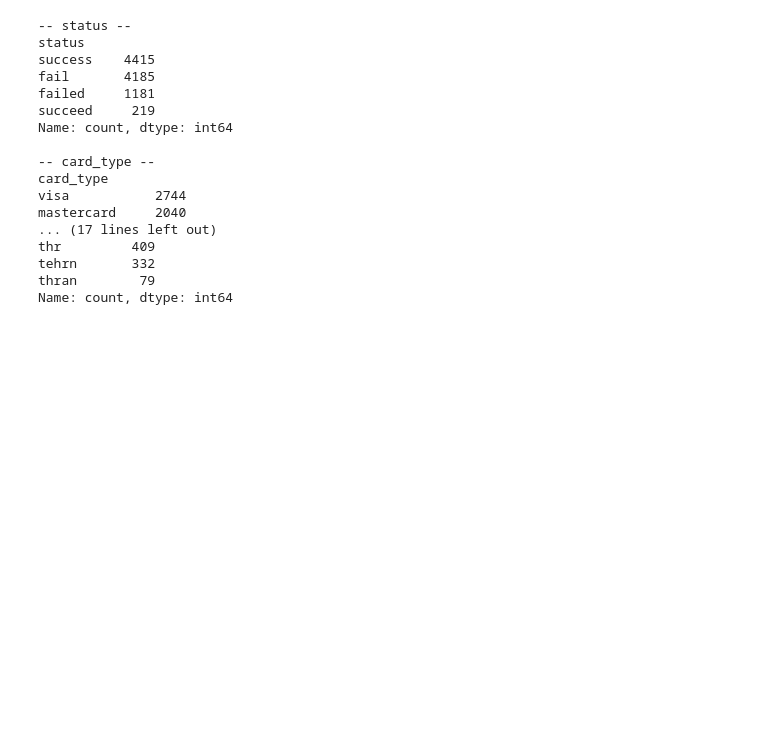
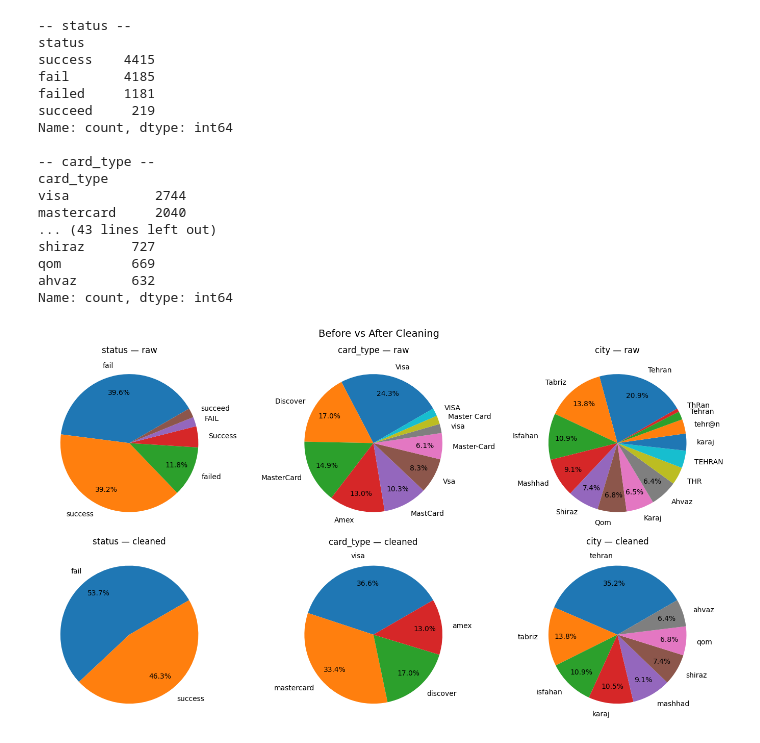
Before and after one commit to cataylor5/CSC405-Group-Project, a Jupyter notebook: src/Code.ipynb, the cells around one changed output. Cells and saved outputs as stored; diff of their text form; code cells hidden in the pictures; blank space fills up the shorter version.

```diff
--- a/src/Code.ipynb
+++ b/src/Code.ipynb
@@ -1,43 +1,88 @@
 # %%
 import pandas as pd
 import numpy as np
+import matplotlib.pyplot as plt
 
 df_raw = pd.read_csv("../data/trx-10k.csv")
+df_raw_original = df_raw.copy()
 
 #cleaning up the text entries
 text_cols = ["status", "card_type", "city"]
 for col in text_cols:
     df_raw[col] = df_raw[col].str.lower().str.strip().str.replace(r"[^a-z0-9 ]", "", regex=True)
 
 #Checking what to set the cutoff at.
 for col in text_cols:
     print(f"\n-- {col} --")
     print(df_raw[col].value_counts())
 
-#Setting cutoffs
+#Mapping similar data to correction
+df_raw["status"] = df_raw["status"].replace({
+    "failed": "fail",
+    "succeed": "success"
+})
+
+df_raw["card_type"] = df_raw["card_type"].replace({
+    "vsa": "visa",
+    "master card": "mastercard",
+    "mastcard": "mastercard"
+})
+
+df_raw["city"] = df_raw["city"].replace({
+    "thran": "tehran",
+    "tehrn": "tehran",
+    "thr": "tehran"
+})
+
+#Checking what to set the cutoff at (after mapping)
+for col in text_cols:
+    print(f"\n-- {col} --")
+    print(df_raw[col].value_counts())
+
+#Setting cutoffs (Worth pointing out this approach but not ideal when we can hard code in the spelling fixes)
 cutoffs = {
-    "status":    1500,
-    "card_type": 900,
-    "city":      500,
+    "status":    100,
+    "card_type": 100,
+    "city":      100,
 }
+
+#Pie charts (before and after)
+fig, axes = plt.subplots(2, 3, figsize=(14, 8))
+fig.suptitle("Before vs After Cleaning", fontsize=14)
+
+cols = ["status", "card_type", "city"]
+
+for i, col in enumerate(cols):
+    before_counts = df_raw_original[col].value_counts()
+    axes[0, i].pie(before_counts, labels=before_counts.index, autopct=lambda p: f"{p:.1f}%" if p > 5 else "", pctdistance=0.75, labeldistance=1.15, startangle=30)
+    axes[0, i].set_title(f"{col} — raw")
+
+    after_counts = df_raw[col].value_counts()
+    axes[1, i].pie(after_counts, labels=after_counts.index, autopct=lambda p: f"{p:.1f}%" if p > 5 else "", pctdistance=0.75, labeldistance=1.15, startangle=30)
+    axes[1, i].set_title(f"{col} — cleaned")
+
+plt.tight_layout()
+plt.savefig('../figures/pieCharts')
+plt.show()
 # %% [output]
 -- status --
 status
 success    4415
 fail       4185
 failed     1181
 succeed     219
 Name: count, dtype: int64
 
 -- card_type --
 card_type
 visa           2744
 mastercard     2040
-... (17 lines left out)
-thr         409
-tehrn       332
-thran        79
+... (43 lines left out)
+shiraz      727
+qom         669
+ahvaz       632
 Name: count, dtype: int64
+[figure, added]
 # %%
 
 #Cleaning up TEXT data based on cutoffs
```
Also changed, not shown: parts of 4 cells of this notebook, 3 other files.
